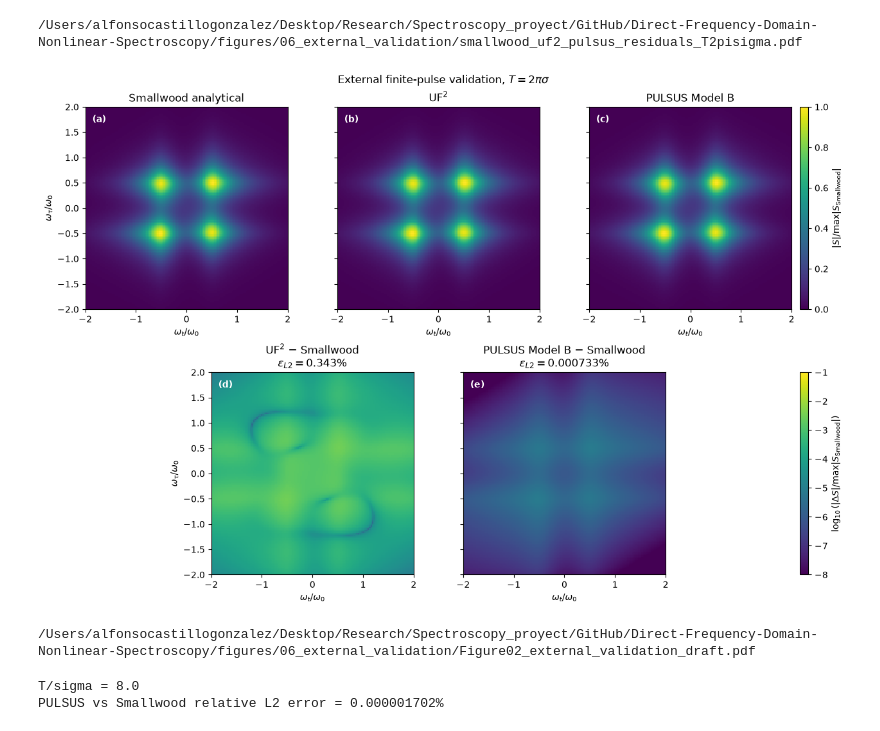
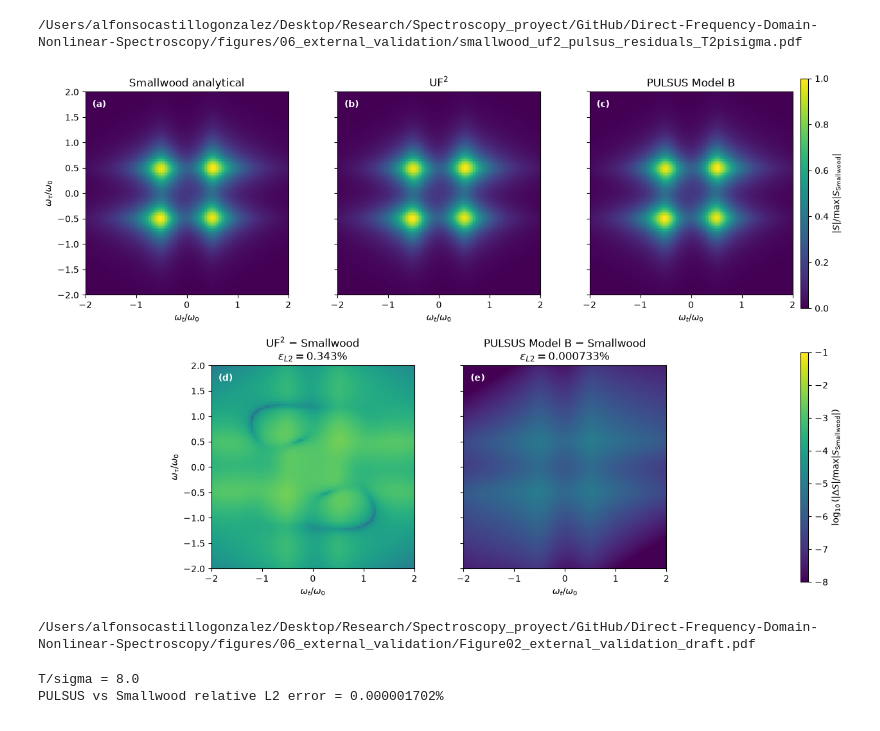
Before and after one commit to Alfonsonoe98/Direct-Frequency-Domain-Nonlinear-Spectroscopy, a Jupyter notebook: notebooks/06_smallwood_uf2_pulsus_validation.ipynb, the cells around one changed output. Saved outputs shown, nothing was run; the diff lists cells and outputs as text; code cells hidden in the pictures.

```diff
--- a/notebooks/06_smallwood_uf2_pulsus_validation.ipynb
+++ b/notebooks/06_smallwood_uf2_pulsus_validation.ipynb
@@ -1611,38 +1613,35 @@ axes_bottom[0].set_ylabel(
 
 cbar_bottom = fig.colorbar(
     mesh_bottom,
     cax=cax_bottom,
 )
 
 cbar_bottom.set_label(
     r"$\log_{10}\left("
     r"|\Delta S|/"
     r"\max|S_{\mathrm{Smallwood}}|"
     r"\right)$"
 )
 
 
-fig.suptitle(
-    r"External finite-pulse validation, "
-    r"$T=2\pi\sigma$",
-)
+
 
 
 figure2_path = (
     FIGDIR
     / "Figure02_external_validation_draft.pdf"
 )
 
 fig.savefig(
     figure2_path,
     bbox_inches="tight",
 )
 
 plt.show()
 
 print(figure2_path)
 # %% [output]
-[figure, old version]
+[figure, new version]
 /Users/alfonsocastillogonzalez/Desktop/Research/Spectroscopy_proyect/GitHub/Direct-Frequency-Domain-Nonlinear-Spectroscopy/figures/06_external_validation/Figure02_external_validation_draft.pdf
 # %%
 # Check whether the tiny PULSUS-Smallwood residual
```
Also changed, not shown: parts of 2 cells of this notebook, 7 other files.
